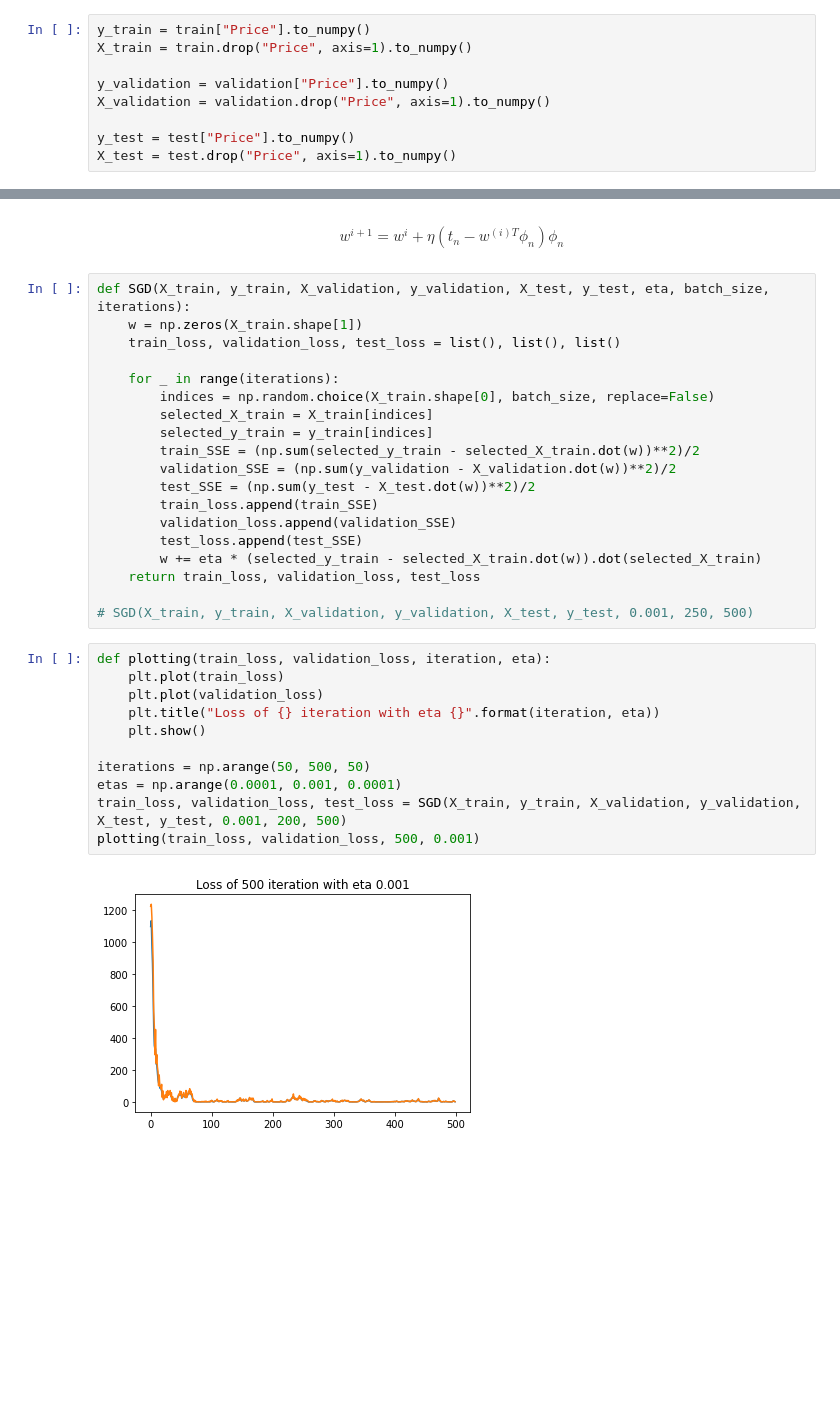
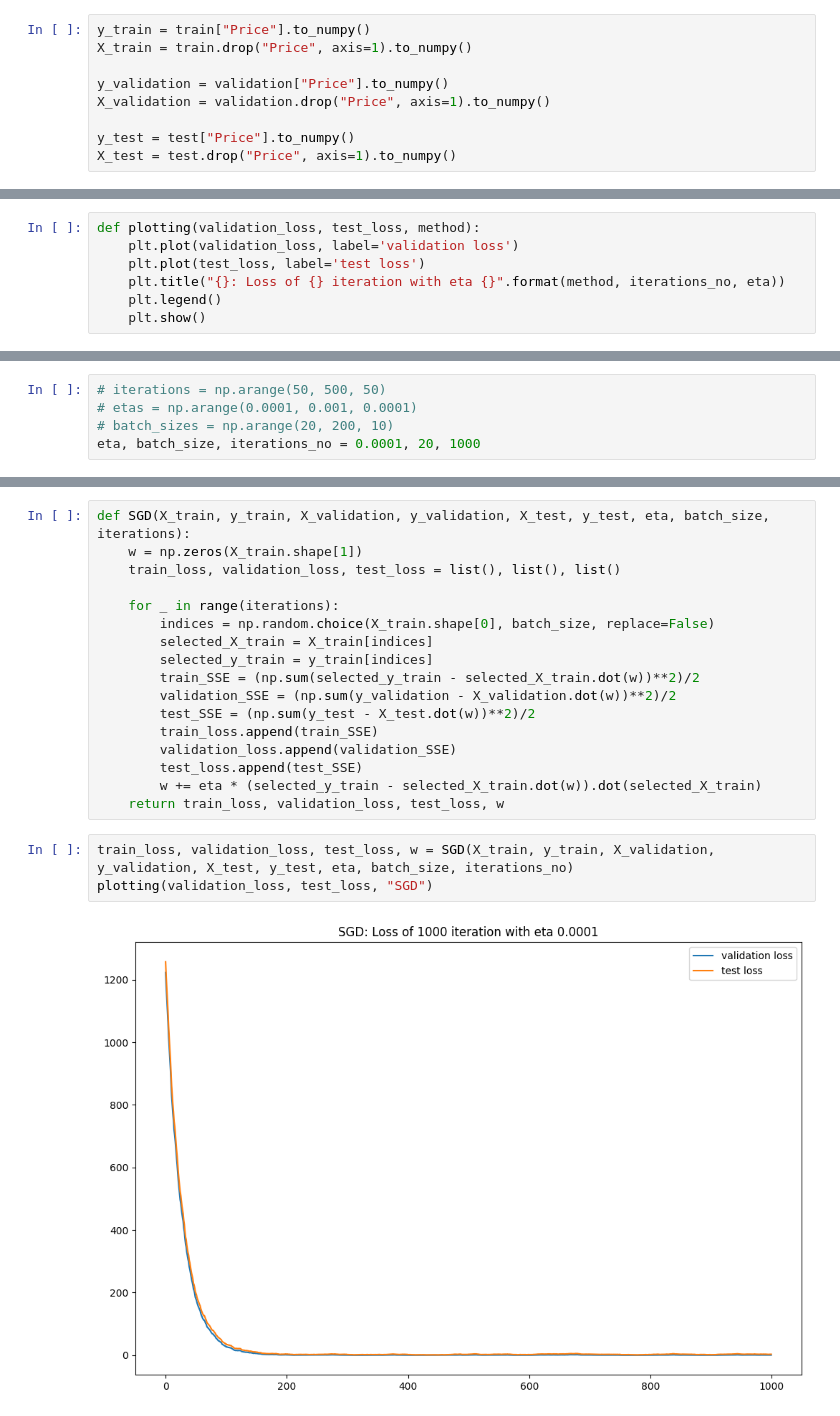
Before and after one commit to mostafaghadimi/machine-learning, a Jupyter notebook: HomeWorks/HW4/Practical/Toyota.ipynb, the cells around one changed output, grey strips where cells are left out. Cells and saved outputs as stored; diff of their text form; blank space fills up the shorter version.

```diff
--- a/HomeWorks/HW4/Practical/Toyota.ipynb
+++ b/HomeWorks/HW4/Practical/Toyota.ipynb
@@ -97,0 +118,7 @@ X_test = test.drop("Price", axis=1).to_numpy()
+# %%
+def plotting(validation_loss, test_loss, method):
+    plt.plot(validation_loss, label='validation loss')
+    plt.plot(test_loss, label='test loss')
+    plt.title("{}: Loss of {} iteration with eta {}".format(method, iterations_no, eta))
+    plt.legend()
+    plt.show()
@@ -98 +127,6 @@ X_test = test.drop("Price", axis=1).to_numpy()
+# %%
+# iterations = np.arange(50, 500, 50)
+# etas = np.arange(0.0001, 0.001, 0.0001)
+# batch_sizes = np.arange(20, 200, 10)
+eta, batch_size, iterations_no = 0.0001, 20, 1000
 # %% [markdown]
@@ -100,7 +140,3 @@ X_test = test.drop("Price", axis=1).to_numpy()
-# %% [markdown]
-$$
-w^{i +1} = w^{i} + \eta(t_n - w^{(i)T} \phi_n)\phi_n
-$$
 # %%
 def SGD(X_train, y_train, X_validation, y_validation, X_test, y_test, eta, batch_size, iterations):
     w = np.zeros(X_train.shape[1])
@@ -117,19 +153,9 @@ def SGD(X_train, y_train, X_validation, y_validation, X_test, y_test, eta, batch
         validation_loss.append(validation_SSE)
         test_loss.append(test_SSE)
         w += eta * (selected_y_train - selected_X_train.dot(w)).dot(selected_X_train)
-    return train_loss, validation_loss, test_loss
-
-# SGD(X_train, y_train, X_validation, y_validation, X_test, y_test, 0.001, 250, 500)
+    return train_loss, validation_loss, test_loss, w
-# %%
-def plotting(train_loss, validation_loss, iteration, eta):
-    plt.plot(train_loss)
-    plt.plot(validation_loss)
-    plt.title("Loss of {} iteration with eta {}".format(iteration, eta))
-    plt.show()
-
-iterations = np.arange(50, 500, 50)
-etas = np.arange(0.0001, 0.001, 0.0001)
-train_loss, validation_loss, test_loss = SGD(X_train, y_train, X_validation, y_validation, X_test, y_test, 0.001, 200, 500)
-plotting(train_loss, validation_loss, 500, 0.001)
-# %% [output]
-[figure, removed]
+# %%
+train_loss, validation_loss, test_loss, w = SGD(X_train, y_train, X_validation, y_validation, X_test, y_test, eta, batch_size, iterations_no)
+plotting(validation_loss, test_loss, "SGD")
+# %% [output]
+[figure, added]
```
Also changed, not shown: parts of 20 cells of this notebook.
